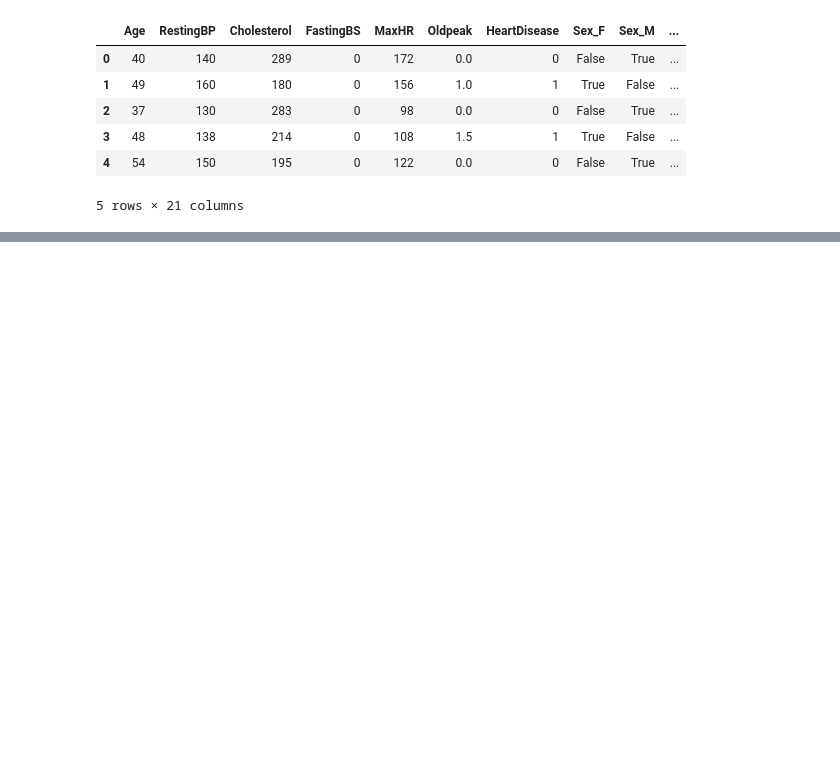
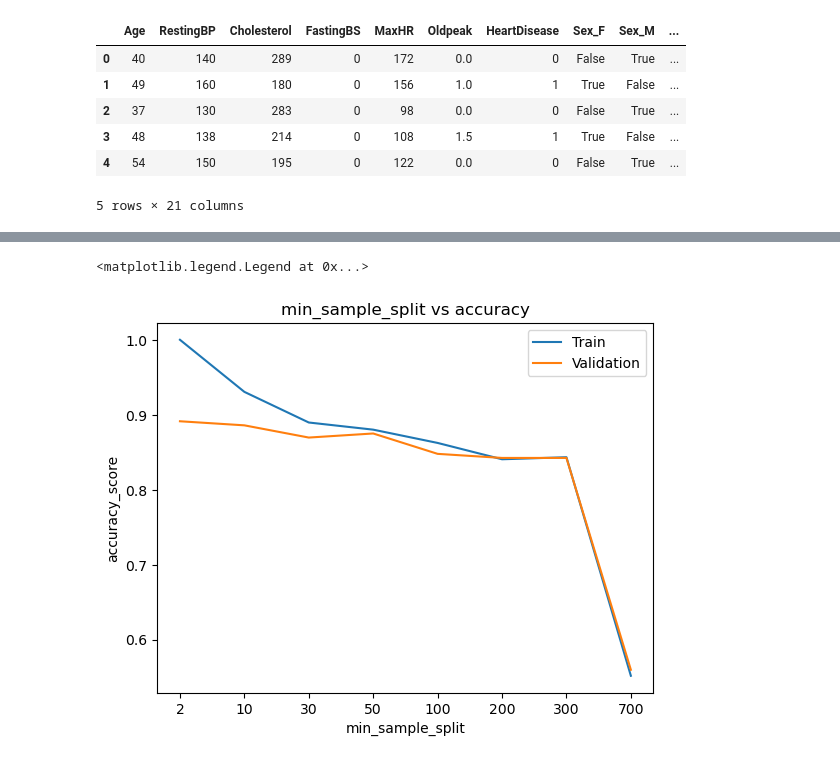
Before and after one commit to SatyakamShailesh/MachineLearningBasics, a Jupyter notebook: DecisionTrees-M2-W4/tree_ensemble_lab2.ipynb, the cells around one changed output, grey strips where cells are left out. Cells and saved outputs as stored; diff of their text form; code cells hidden in the pictures; blank space fills up the shorter version.

```diff
--- a/DecisionTrees-M2-W4/tree_ensemble_lab2.ipynb
+++ b/DecisionTrees-M2-W4/tree_ensemble_lab2.ipynb
@@ -58,0 +169,28 @@ print(len(features))
+# %%
+min_samples_split_list = [2,10, 30, 50, 100, 200, 300, 700]
+max_depth_list = [2, 4, 8, 16, 32, 64, None]
+n_estimators_list = [10, 50, 100, 500]
+# %%
+# Choosing optimum 'min_samples_split' for the random forest .
+accuracy_score_train_list = []
+accuracy_scrore_val_list = []
+for min_samples_split in min_samples_split_list:
+    model = RandomForestClassifier(min_samples_split=min_samples_split, random_state=RANDOM_STATE)
+    model.fit(X_train, y_train)
+    y_pred_train = model.predict(X_train)
+    y_pred_val = model.predict(X_val)
+    accuracy_score_train = accuracy_score(y_train, y_pred_train)
+    accuracy_scrore_val = accuracy_score(y_val, y_pred_val)
+    accuracy_score_train_list.append(accuracy_score_train)
+    accuracy_scrore_val_list.append(accuracy_scrore_val)
+
+plt.title('min_sample_split vs accuracy')
+plt.xlabel('min_sample_split')
+plt.ylabel('accuracy_score')
+plt.xticks(ticks = range(len(min_samples_split_list)), labels=min_samples_split_list)
+plt.plot(accuracy_score_train_list)
+plt.plot(accuracy_scrore_val_list)
+plt.legend(['Train', 'Validation'])
+# %% [output]
+<matplotlib.legend.Legend at 0x...>
+[figure, added]
```
Also changed, not shown: parts of 30 cells of this notebook.
